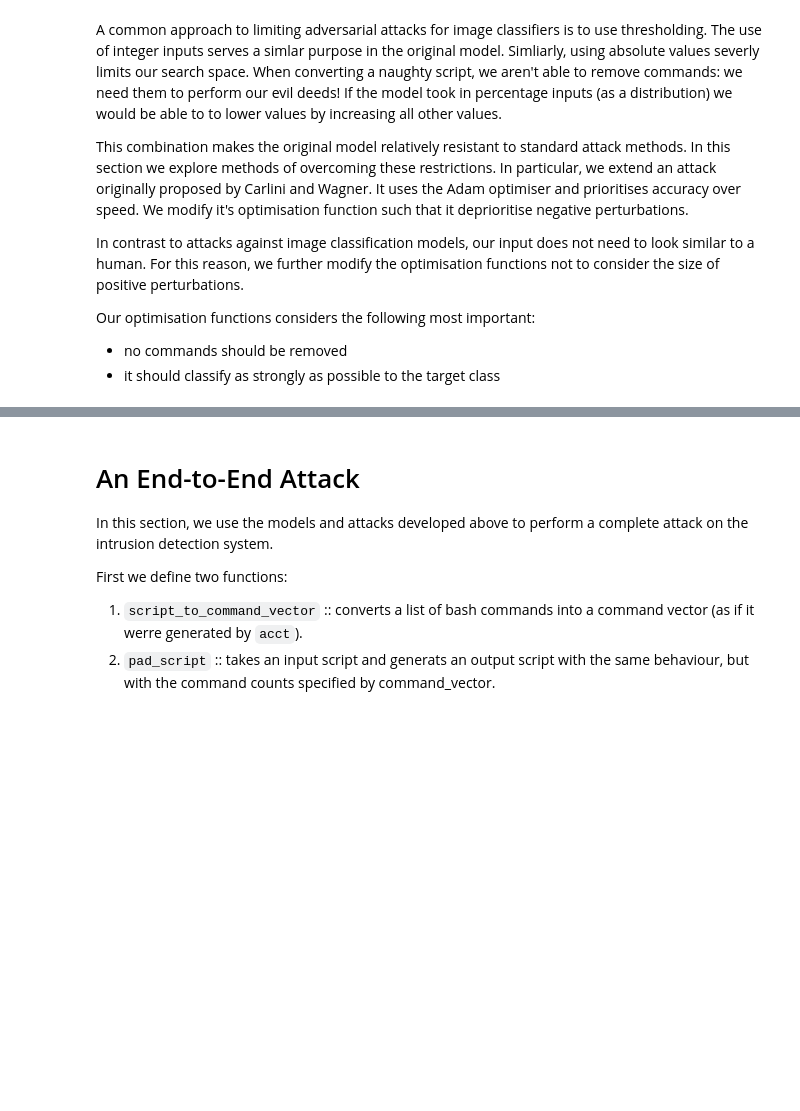
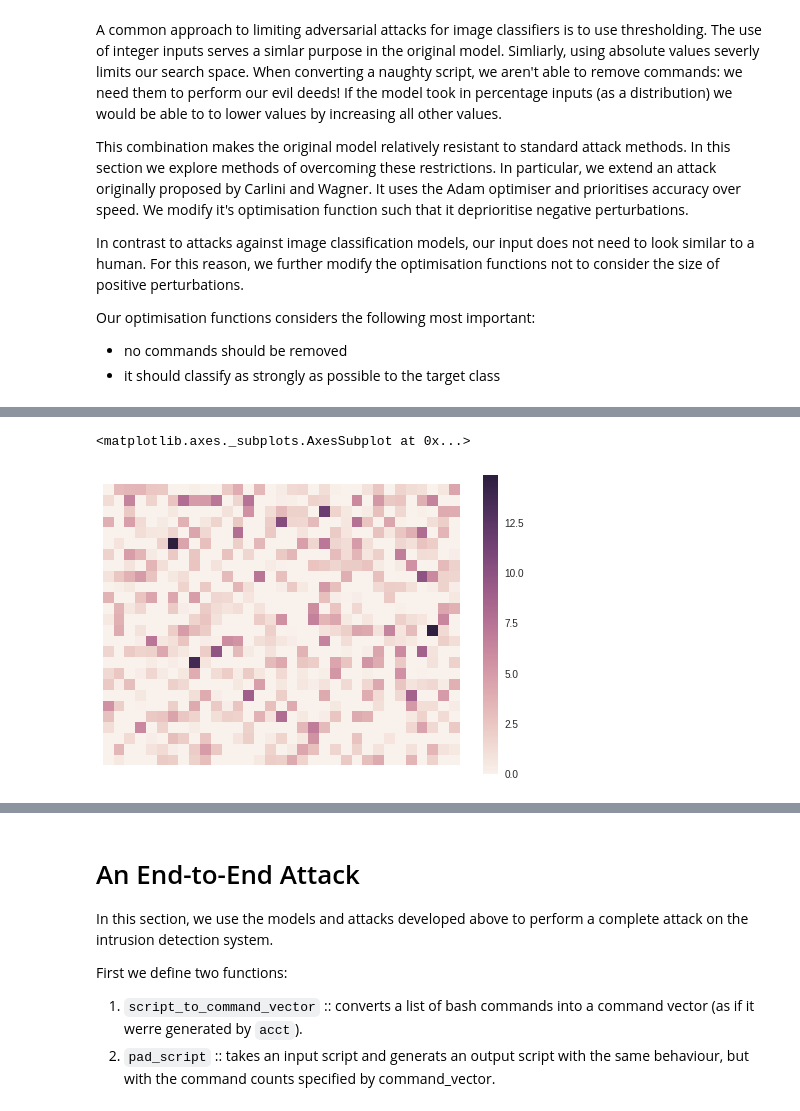
Before and after one commit to sydneyvert/Fooling-our-Neural-Network, a Jupyter notebook: project/report.ipynb, the cells around one changed output, grey strips where cells are left out. Saved outputs shown, nothing was run; the diff lists cells and outputs as text; code cells hidden in the pictures; blank space fills up the shorter version.

```diff
--- a/project/report.ipynb
+++ b/project/report.ipynb
@@ -847,0 +908,5 @@ class AdditivePerturbationsAttack(CarliniWagnerL2):
+# %%
+ plot_command_vector(adversarial_examples[0])
+# %% [output]
+<matplotlib.axes._subplots.AxesSubplot at 0x...>
+[figure, added]
```
Also changed, not shown: parts of 25 cells of this notebook.
